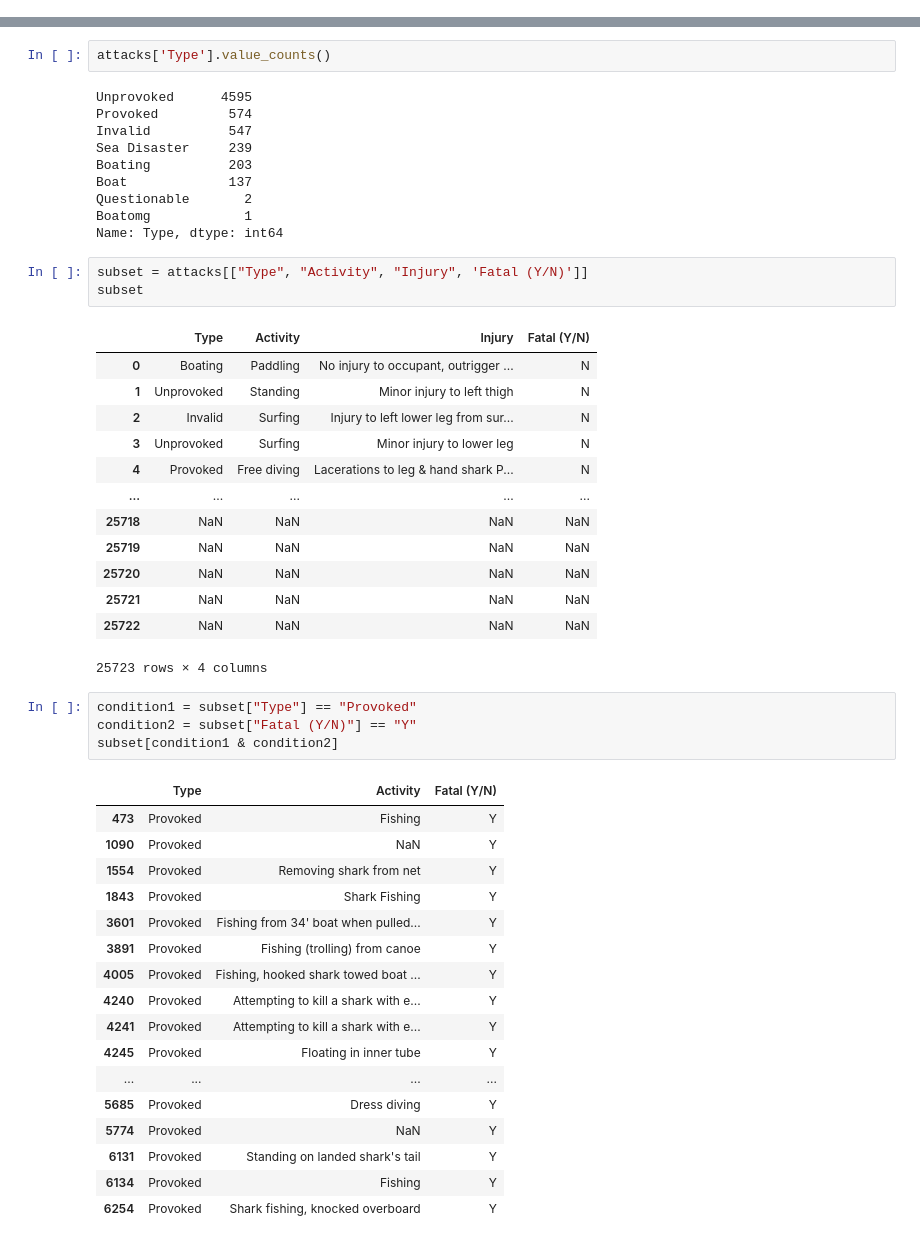
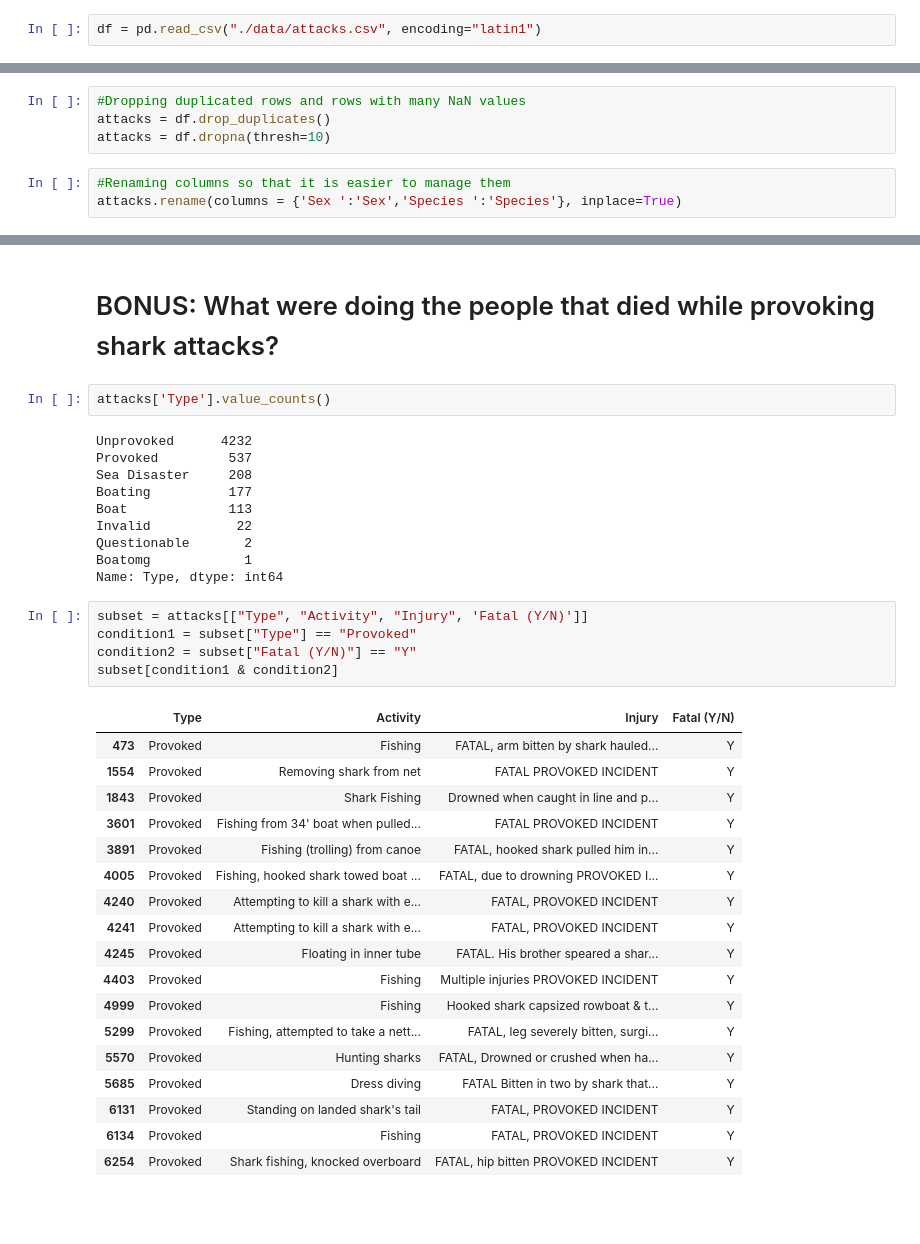
Before and after one commit to patriciazapatab/project-1, a Jupyter notebook: main.ipynb, the cells around one changed output, grey strips where cells are left out. Saved outputs shown, nothing was run; the diff lists cells and outputs as text; blank space fills up the shorter version.

```diff
--- a/main.ipynb
+++ b/main.ipynb
@@ -92,0 +59,2 @@ Name: Sex , dtype: int64
+# %%
+df = pd.read_csv("./data/attacks.csv", encoding="latin1")
@@ -92,0 +98,7 @@ Name: Sex , dtype: int64
+# %%
+#Dropping duplicated rows and rows with many NaN values
+attacks = df.drop_duplicates()
+attacks = df.dropna(thresh=10)
+# %%
+#Renaming columns so that it is easier to manage them
+attacks.rename(columns = {'Sex ':'Sex','Species ':'Species'}, inplace=True)
@@ -93,51 +190,38 @@ Name: Sex , dtype: int64
+# %% [markdown]
+# BONUS: What were doing the people that died while provoking shark attacks?
 # %%
 attacks['Type'].value_counts()
 # %% [output]
-Unprovoked      4595
-Provoked         574
-Invalid          547
-Sea Disaster     239
-Boating          203
-Boat             137
+Unprovoked      4232
+Provoked         537
+Sea Disaster     208
+Boating          177
+Boat             113
+Invalid           22
 Questionable       2
 Boatomg            1
 Name: Type, dtype: int64
 # %%
 subset = attacks[["Type", "Activity", "Injury", 'Fatal (Y/N)']]
-subset
+condition1 = subset["Type"] == "Provoked"
+condition2 = subset["Fatal (Y/N)"] == "Y"
+subset[condition1 & condition2]
 # %% [output]
 |  | Type | Activity | Injury | Fatal (Y/N) |
-| 0 | Boating | Paddling | No injury to occupant, outrigger ... | N |
-| 1 | Unprovoked | Standing | Minor injury to left thigh | N |
-| 2 | Invalid | Surfing | Injury to left lower leg from sur... | N |
-| 3 | Unprovoked | Surfing | Minor injury to lower leg | N |
-| 4 | Provoked | Free diving | Lacerations to leg & hand shark P... | N |
-| ... | ... | ... | ... | ... |
-| 25718 | NaN | NaN | NaN | NaN |
-| 25719 | NaN | NaN | NaN | NaN |
-| 25720 | NaN | NaN | NaN | NaN |
-| 25721 | NaN | NaN | NaN | NaN |
-| 25722 | NaN | NaN | NaN | NaN |
+| 473 | Provoked | Fishing | FATAL, arm bitten by shark hauled... | Y |
+| 1554 | Provoked | Removing shark from net | FATAL PROVOKED INCIDENT | Y |
+| 1843 | Provoked | Shark Fishing | Drowned when caught in line and p... | Y |
+| 3601 | Provoked | Fishing from 34' boat when pulled... | FATAL PROVOKED INCIDENT | Y |
+| 3891 | Provoked | Fishing (trolling) from canoe | FATAL, hooked shark pulled him in... | Y |
+| 4005 | Provoked | Fishing, hooked shark towed boat ... | FATAL, due to drowning PROVOKED I... | Y |
+| 4240 | Provoked | Attempting to kill a shark with e... | FATAL, PROVOKED INCIDENT | Y |
+| 4241 | Provoked | Attempting to kill a shark with e... | FATAL, PROVOKED INCIDENT | Y |
+| 4245 | Provoked | Floating in inner tube | FATAL. His brother speared a shar... | Y |
+| 4403 | Provoked | Fishing | Multiple injuries PROVOKED INCIDENT | Y |
+| 4999 | Provoked | Fishing | Hooked shark capsized rowboat & t... | Y |
+| 5299 | Provoked | Fishing, attempted to take a nett... | FATAL, leg severely bitten, surgi... | Y |
+| 5570 | Provoked | Hunting sharks | FATAL, Drowned or crushed when ha... | Y |
+| 5685 | Provoked | Dress diving | FATAL Bitten in two by shark that... | Y |
+| 6131 | Provoked | Standing on landed shark's tail | FATAL, PROVOKED INCIDENT | Y |
+| 6134 | Provoked | Fishing | FATAL, PROVOKED INCIDENT | Y |
+| 6254 | Provoked | Shark fishing, knocked overboard | FATAL, hip bitten PROVOKED INCIDENT | Y |
-25723 rows × 4 columns
-# %%
-condition1 = subset["Type"] == "Provoked"
-condition2 = subset["Fatal (Y/N)"] == "Y"
-subset[condition1 & condition2]
-# %% [output]
-|  | Type | Activity | Fatal (Y/N) |
-| 473 | Provoked | Fishing | Y |
-| 1090 | Provoked | NaN | Y |
-| 1554 | Provoked | Removing shark from net | Y |
-| 1843 | Provoked | Shark Fishing | Y |
-| 3601 | Provoked | Fishing from 34' boat when pulled... | Y |
-| 3891 | Provoked | Fishing (trolling) from canoe | Y |
-| 4005 | Provoked | Fishing, hooked shark towed boat ... | Y |
-| 4240 | Provoked | Attempting to kill a shark with e... | Y |
-| 4241 | Provoked | Attempting to kill a shark with e... | Y |
-| 4245 | Provoked | Floating in inner tube | Y |
-| ... | ... | ... | ... |
-| 5685 | Provoked | Dress diving | Y |
-| 5774 | Provoked | NaN | Y |
-| 6131 | Provoked | Standing on landed shark's tail | Y |
-| 6134 | Provoked | Fishing | Y |
-| 6254 | Provoked | Shark fishing, knocked overboard | Y |
```
Also changed, not shown: parts of 48 cells of this notebook, 16 other files.
